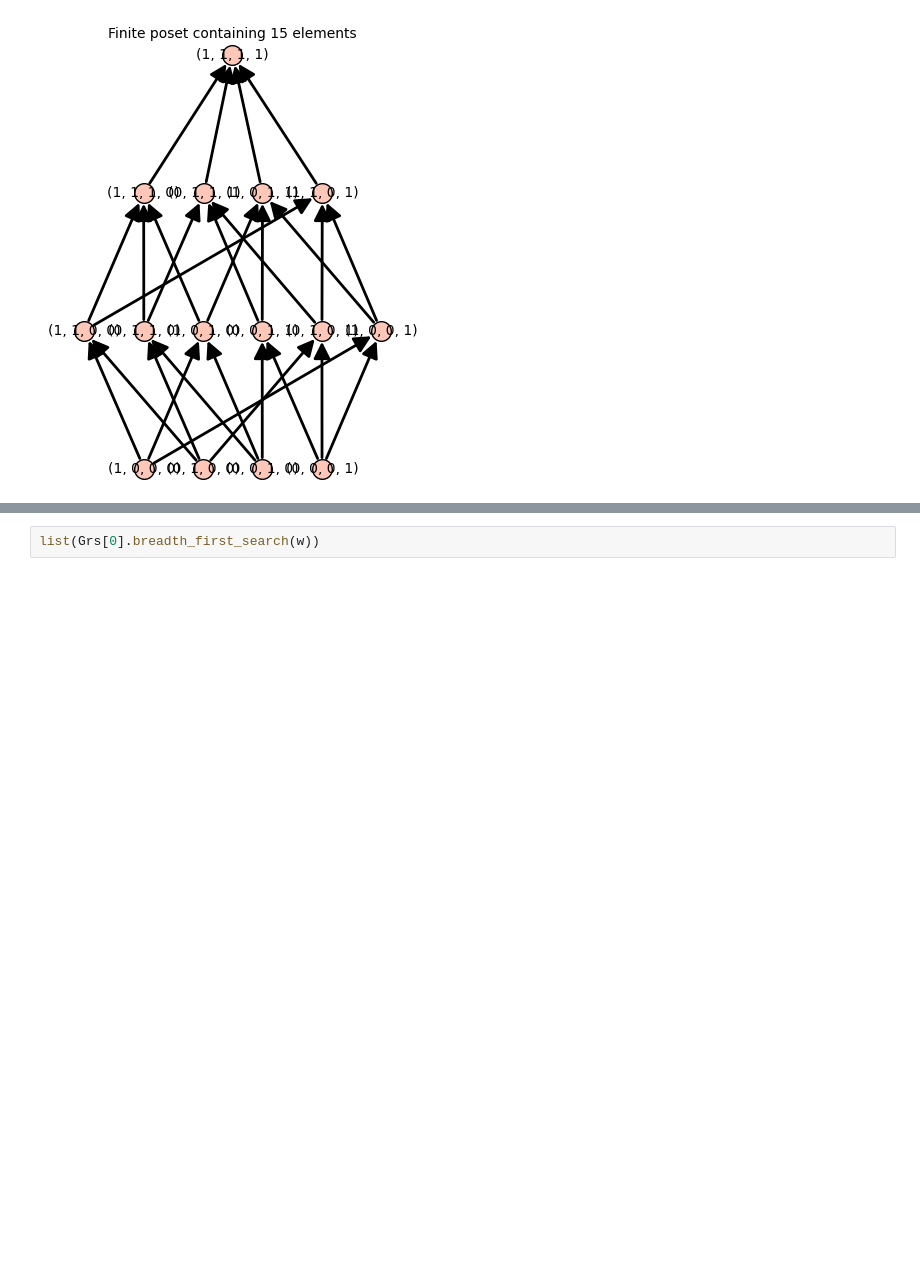
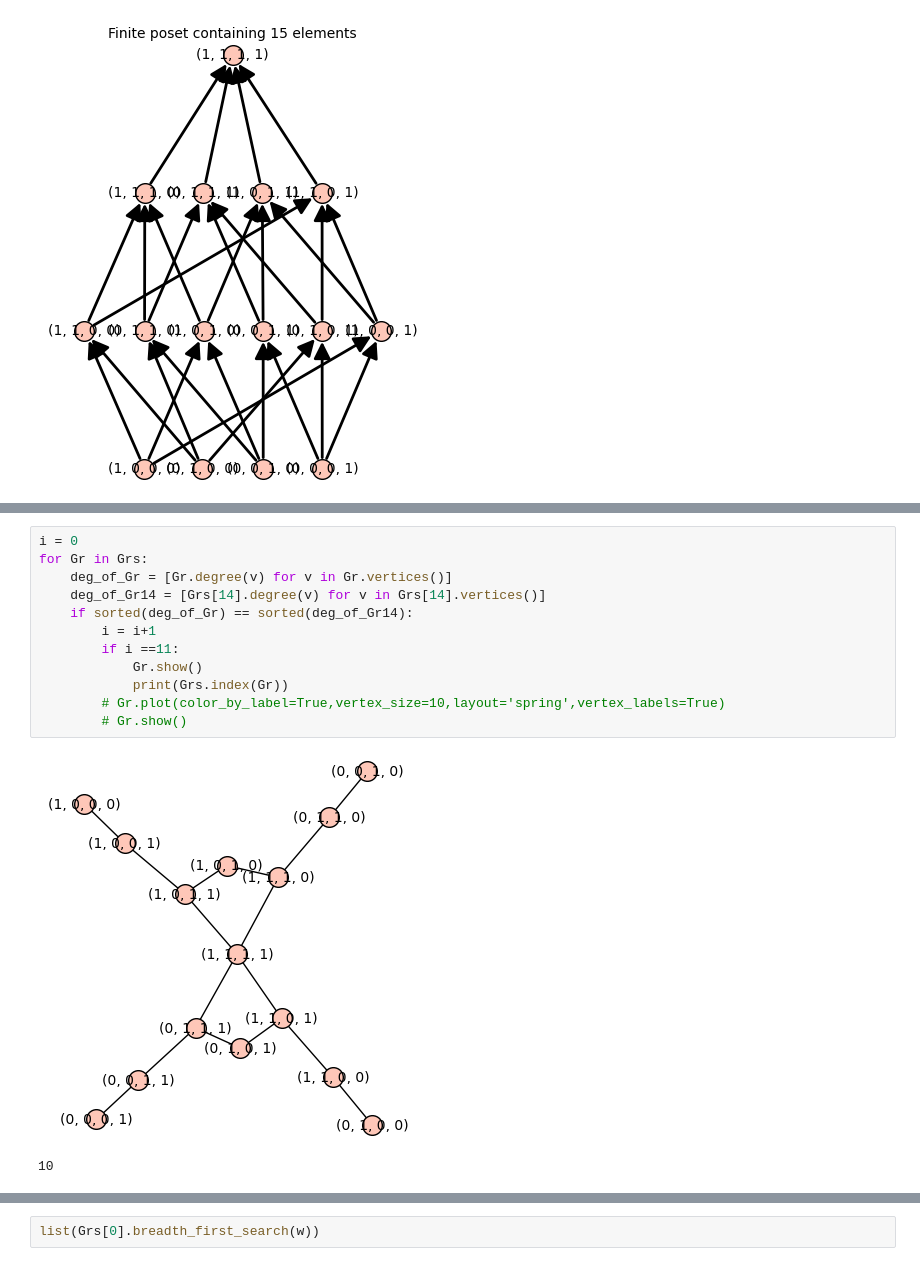
Before and after one commit to gyp2438/singer_trees, a Jupyter notebook: notebooks/Fact_Graph-2.ipynb, the cells around one changed output, grey strips where cells are left out. Cells and saved outputs as stored; diff of their text form; blank space fills up the shorter version.

```diff
--- a/notebooks/Fact_Graph-2.ipynb
+++ b/notebooks/Fact_Graph-2.ipynb
@@ -531,0 +577,15 @@ V(eval(v)) + V(eval(w))
+# %%
+i = 0
+for Gr in Grs:
+    deg_of_Gr = [Gr.degree(v) for v in Gr.vertices()]
+    deg_of_Gr14 = [Grs[14].degree(v) for v in Grs[14].vertices()]
+    if sorted(deg_of_Gr) == sorted(deg_of_Gr14):
+        i = i+1
+        if i ==11:
+            Gr.show()
+            print(Grs.index(Gr))
+        # Gr.plot(color_by_label=True,vertex_size=10,layout='spring',vertex_labels=True)
+        # Gr.show()
+# %% [output]
+[figure, added]
+10
```
Also changed, not shown: parts of 12 cells of this notebook, 1 other file.
